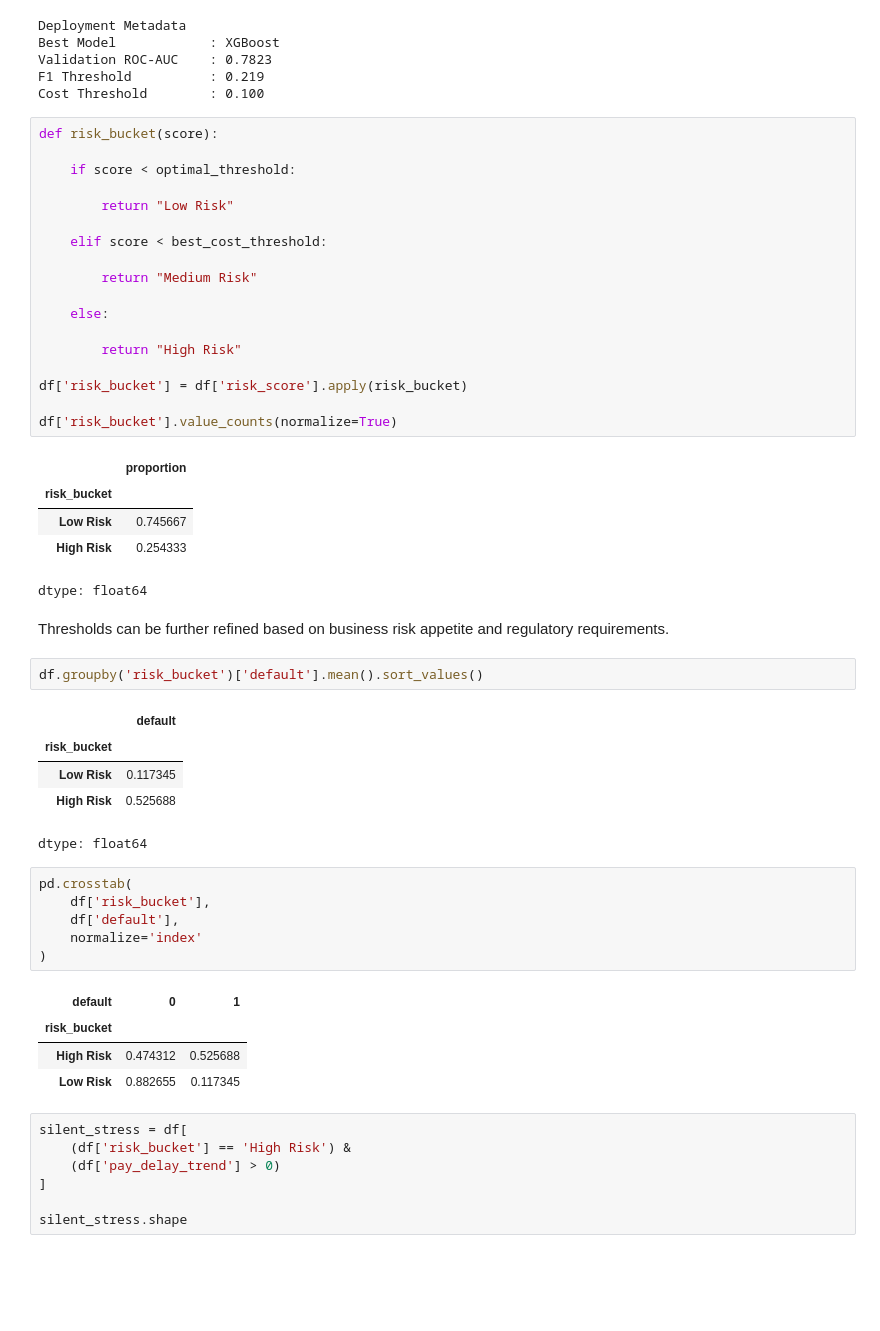
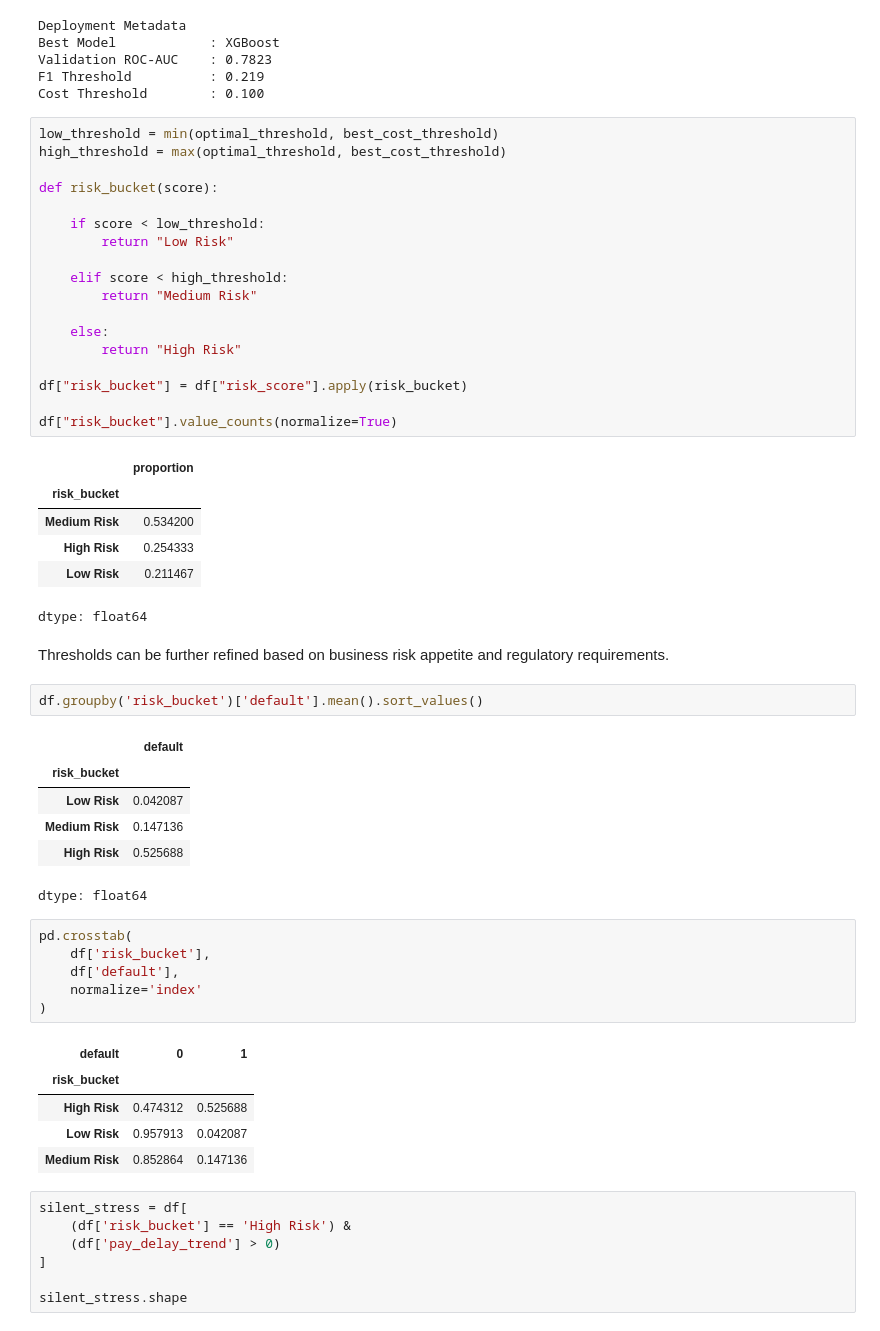
Before and after one commit to riddhi025/Behavioral-Credit-Risk-Prediction-and-Early-Warning-System, a Jupyter notebook: 05_risk_scoring.ipynb, the cells around one changed output. Drawn from its saved outputs; the diff is of its cells as text; blank space fills up the shorter version.

```diff
--- a/05_risk_scoring.ipynb
+++ b/05_risk_scoring.ipynb
@@ -227,28 +218,29 @@ Validation ROC-AUC    : 0.7823
 F1 Threshold          : 0.219
 Cost Threshold        : 0.100
 # %%
+low_threshold = min(optimal_threshold, best_cost_threshold)
+high_threshold = max(optimal_threshold, best_cost_threshold)
+
 def risk_bucket(score):
 
-    if score < optimal_threshold:
-
+    if score < low_threshold:
         return "Low Risk"
 
-    elif score < best_cost_threshold:
-
+    elif score < high_threshold:
         return "Medium Risk"
 
     else:
-
         return "High Risk"
 
-df['risk_bucket'] = df['risk_score'].apply(risk_bucket)
+df["risk_bucket"] = df["risk_score"].apply(risk_bucket)
 
-df['risk_bucket'].value_counts(normalize=True)
+df["risk_bucket"].value_counts(normalize=True)
 # %% [output]
 |  | proportion |
 | risk_bucket |  |
-| Low Risk | 0.745667 |
+| Medium Risk | 0.534200 |
 | High Risk | 0.254333 |
+| Low Risk | 0.211467 |
 dtype: float64
 # %% [markdown]
 Thresholds can be further refined based on business risk appetite and regulatory requirements.
@@ -257,7 +249,8 @@ df.groupby('risk_bucket')['default'].mean().sort_values()
 # %% [output]
 |  | default |
 | risk_bucket |  |
-| Low Risk | 0.117345 |
+| Low Risk | 0.042087 |
+| Medium Risk | 0.147136 |
 | High Risk | 0.525688 |
 dtype: float64
 # %%
@@ -270,7 +263,8 @@ pd.crosstab(
 | default | 0 | 1 |
 | risk_bucket |  |  |
 | High Risk | 0.474312 | 0.525688 |
-| Low Risk | 0.882655 | 0.117345 |
+| Low Risk | 0.957913 | 0.042087 |
+| Medium Risk | 0.852864 | 0.147136 |
 # %%
 silent_stress = df[
     (df['risk_bucket'] == 'High Risk') &
```
Also changed, not shown: parts of 8 cells of this notebook.
